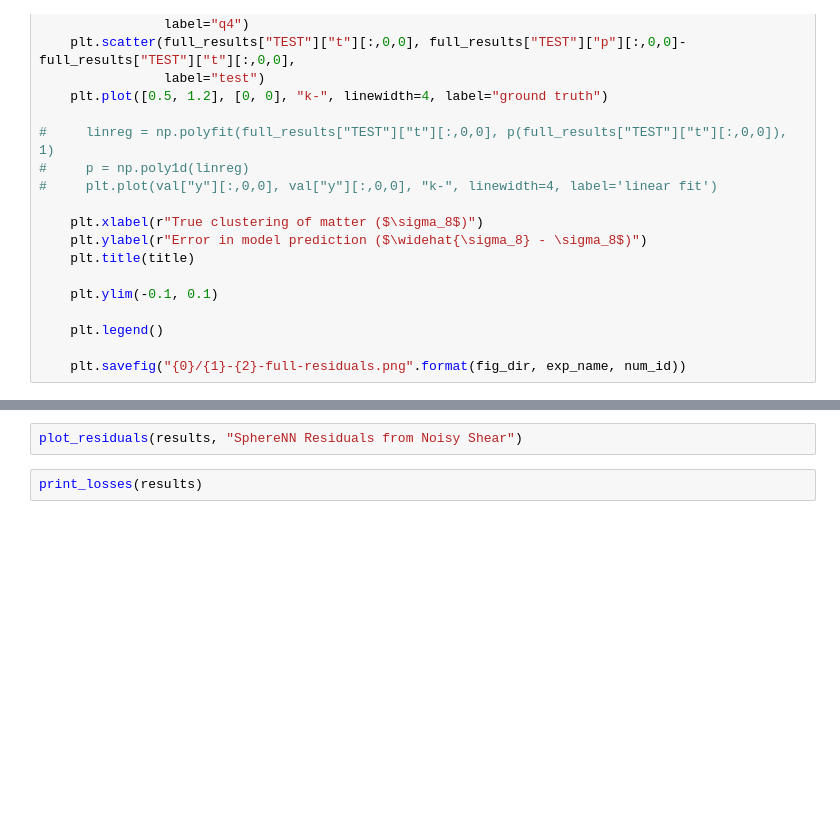
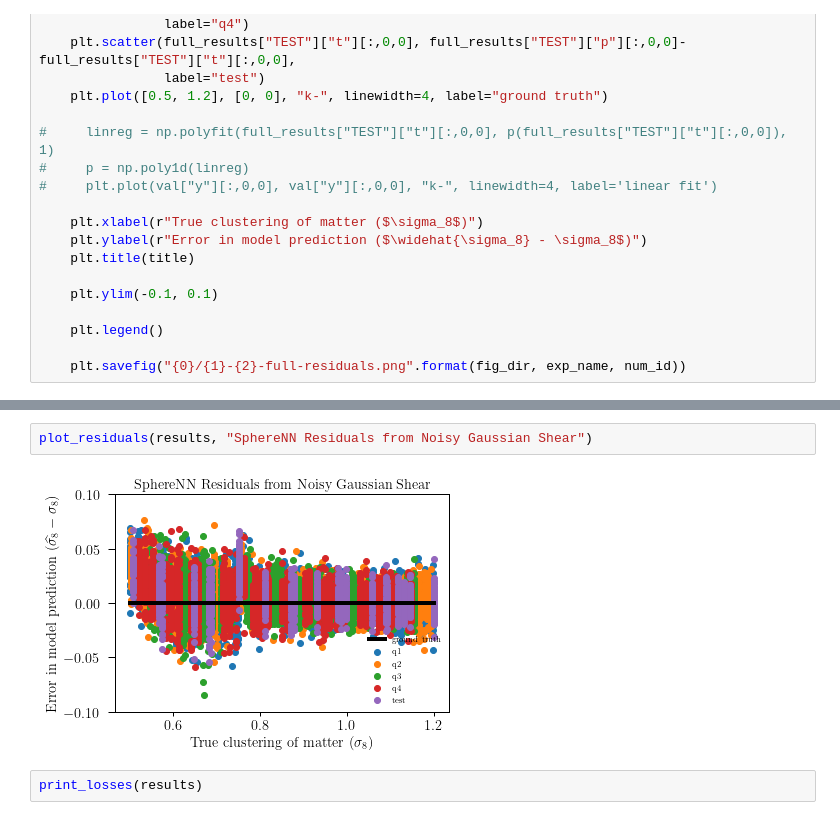
Before and after one commit to adiraju21s/deep_dss, a Jupyter notebook: notebooks/SphereNN Development.ipynb, the cells around one changed output, grey strips where cells are left out. Cells and saved outputs as stored; diff of their text form; blank space fills up the shorter version.

```diff
--- a/notebooks/SphereNN Development.ipynb
+++ b/notebooks/SphereNN Development.ipynb
@@ -319,5 +346,7 @@ plot_preds_vs_truths(results, "SphereNN Estimates from Noisy Shear")
 # %%
-plot_residuals(results, "SphereNN Residuals from Noisy Shear")
+plot_residuals(results, "SphereNN Residuals from Noisy Gaussian Shear")
+# %% [output]
+[figure, added]
 # %%
 print_losses(results)
 # %% [markdown]
```
Also changed, not shown: parts of 10 cells of this notebook, 1 other file.
